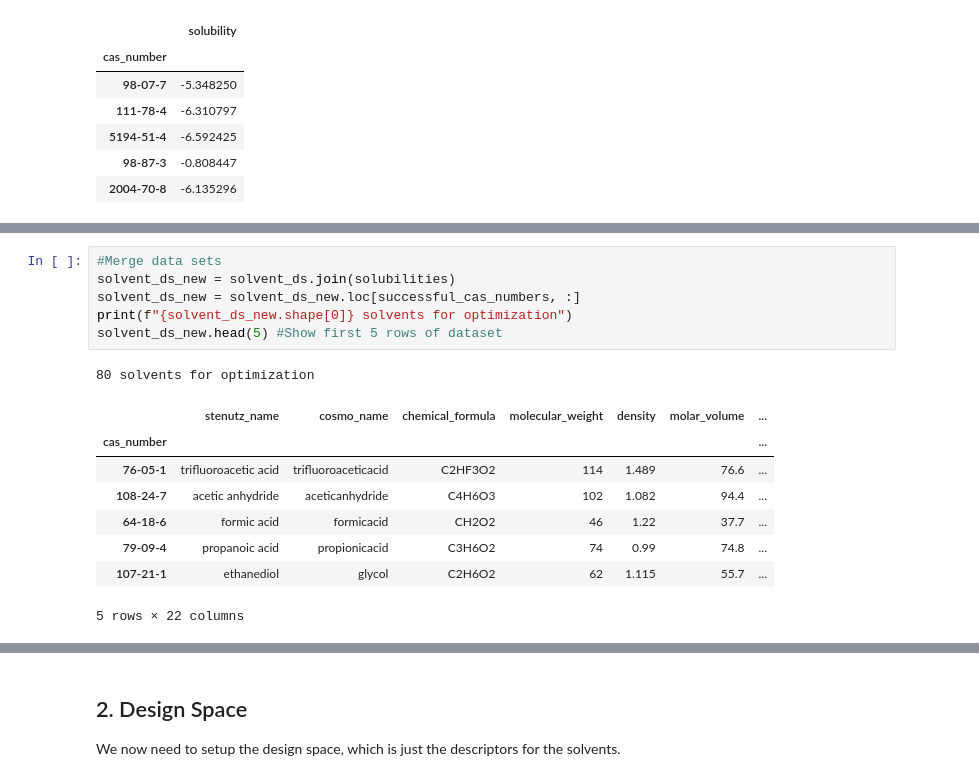
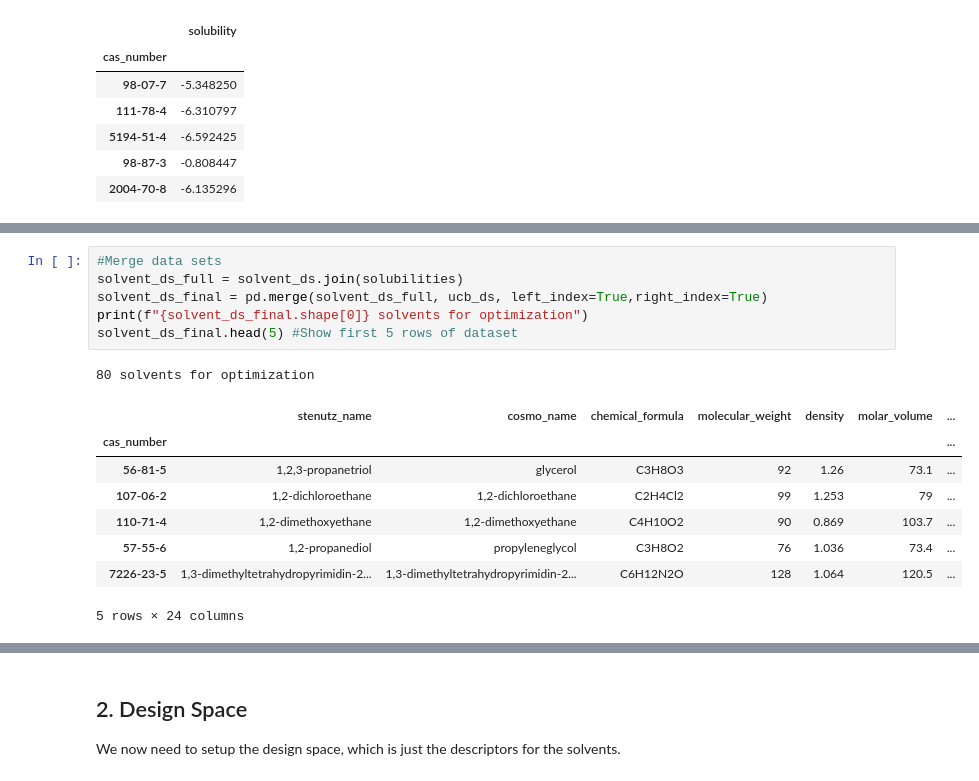
Before and after one commit to sustainable-processes/summit, a Jupyter notebook: case_studies/borrowing_hydrogen/initial_design.ipynb, the cells around one changed output, grey strips where cells are left out. Saved outputs shown, nothing was run; the diff lists cells and outputs as text.

```diff
--- a/case_studies/borrowing_hydrogen/initial_design.ipynb
+++ b/case_studies/borrowing_hydrogen/initial_design.ipynb
@@ -57,17 +60,17 @@ print(f"{len(missed_cas_numbers)} out of {len(ucb_list)} solvents from the UCB l
 # %%
 #Merge data sets
-solvent_ds_new = solvent_ds.join(solubilities)
-solvent_ds_new = solvent_ds_new.loc[successful_cas_numbers, :]
-print(f"{solvent_ds_new.shape[0]} solvents for optimization")
-solvent_ds_new.head(5) #Show first 5 rows of dataset
+solvent_ds_full = solvent_ds.join(solubilities)
+solvent_ds_final = pd.merge(solvent_ds_full, ucb_ds, left_index=True,right_index=True)
+print(f"{solvent_ds_final.shape[0]} solvents for optimization")
+solvent_ds_final.head(5) #Show first 5 rows of dataset
 # %% [output]
 80 solvents for optimization
 |  | stenutz_name | cosmo_name | chemical_formula | molecular_weight | density | molar_volume | ... |
 | cas_number |  |  |  |  |  |  | ... |
-| 76-05-1 | trifluoroacetic acid | trifluoroaceticacid | C2HF3O2 | 114 | 1.489 | 76.6 | ... |
-| 108-24-7 | acetic anhydride | aceticanhydride | C4H6O3 | 102 | 1.082 | 94.4 | ... |
-| 64-18-6 | formic acid | formicacid | CH2O2 | 46 | 1.22 | 37.7 | ... |
-| 79-09-4 | propanoic acid | propionicacid | C3H6O2 | 74 | 0.99 | 74.8 | ... |
-| 107-21-1 | ethanediol | glycol | C2H6O2 | 62 | 1.115 | 55.7 | ... |
+| 56-81-5 | 1,2,3-propanetriol | glycerol | C3H8O3 | 92 | 1.26 | 73.1 | ... |
+| 107-06-2 | 1,2-dichloroethane | 1,2-dichloroethane | C2H4Cl2 | 99 | 1.253 | 79 | ... |
+| 110-71-4 | 1,2-dimethoxyethane | 1,2-dimethoxyethane | C4H10O2 | 90 | 0.869 | 103.7 | ... |
+| 57-55-6 | 1,2-propanediol | propyleneglycol | C3H8O2 | 76 | 1.036 | 73.4 | ... |
+| 7226-23-5 | 1,3-dimethyltetrahydropyrimidin-2... | 1,3-dimethyltetrahydropyrimidin-2... | C6H12N2O | 128 | 1.064 | 120.5 | ... |
-5 rows × 22 columns
+5 rows × 24 columns
 # %%
```
Also changed, not shown: parts of 21 cells of this notebook, 3 other files.
